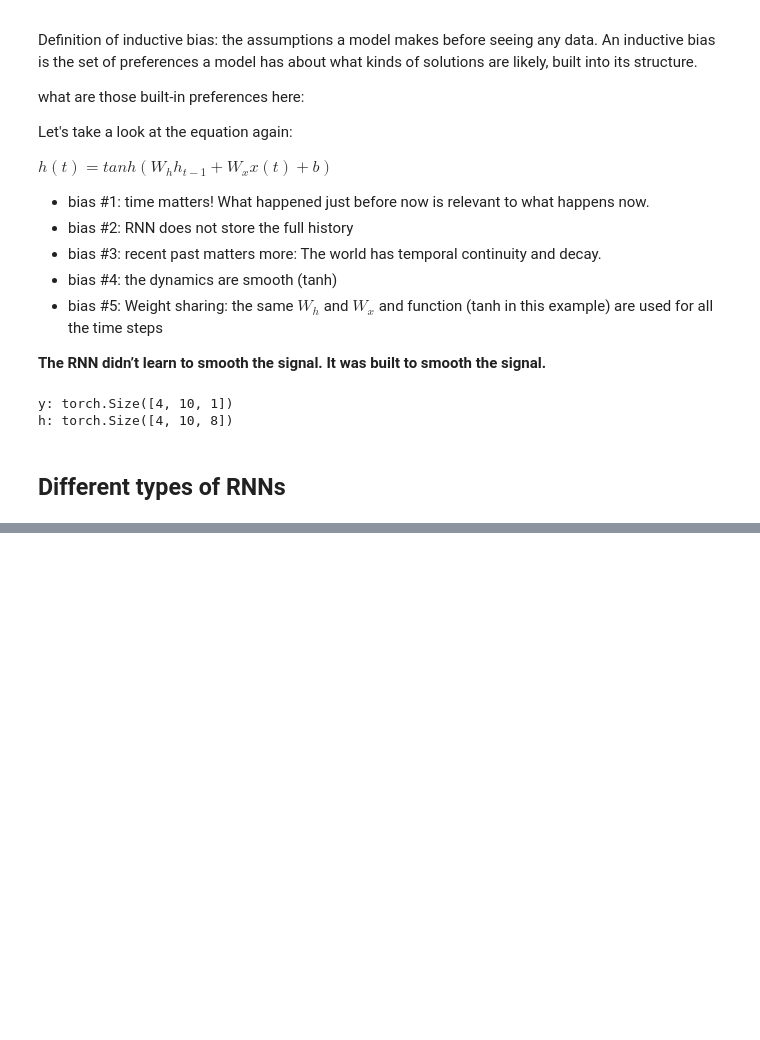
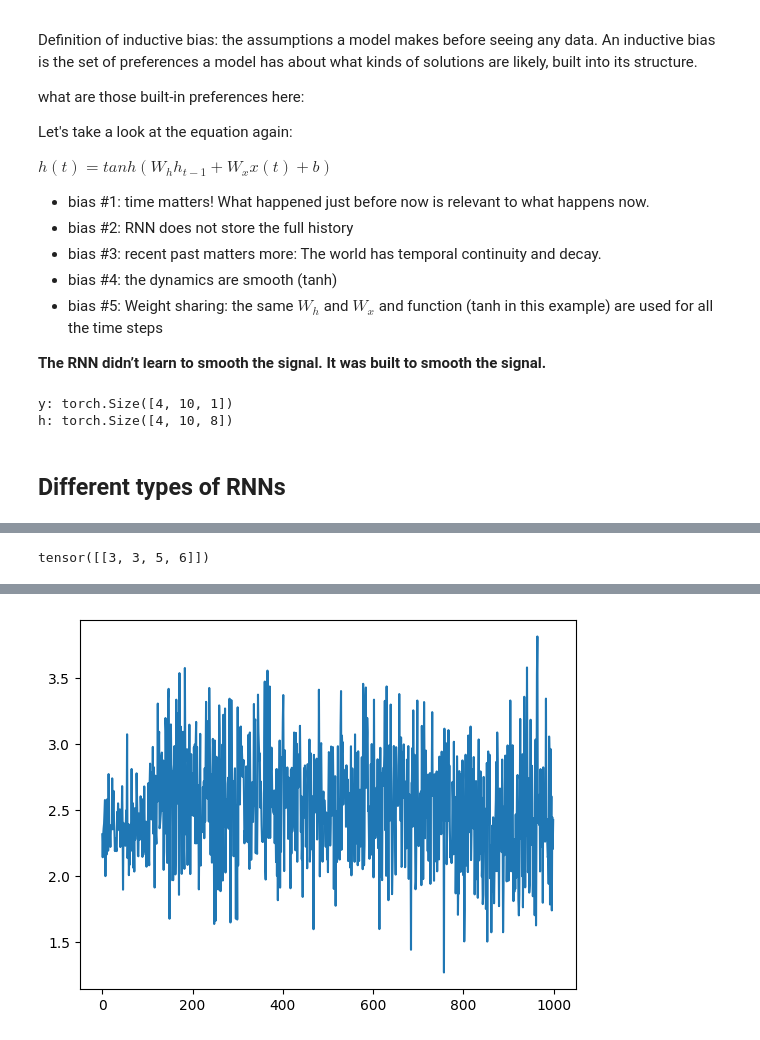
Before and after one commit to lshahsha/model_tutorial, a Jupyter notebook: notebooks/rnns.ipynb, the cells around one changed output, grey strips where cells are left out. Cells and saved outputs as stored; diff of their text form; code cells hidden in the pictures; blank space fills up the shorter version.

```diff
--- a/notebooks/rnns.ipynb
+++ b/notebooks/rnns.ipynb
@@ -372,0 +509,39 @@ h: torch.Size([4, 10, 8])
+# %%
+# now first let's define a function that spills out the sequences
+# Early time steps: meaningful signal
+# Later time steps: irrelevant distraction
+# Target: recall early digits
+import torch
+import torch.nn as nn
+import torch.optim as optim
+import numpy as np
+
+def generate_pin_sequence(seq_len=50, pin_length=4):
+    """
+    Generates a sequence with a 4-digit PIN embedded early,
+    followed by noise.
+
+    Returns:
+        x: [1, seq_len, 10]  (one-hot digits or noise)
+        y: [1, 4]            (the true PIN digits)
+    """
+
+    # Random PIN digits
+    pin = torch.randint(0, 10, (pin_length,))
+
+    x = torch.zeros(seq_len, 10)
+
+    # Insert PIN digits at start
+    for i in range(pin_length):
+        x[i, pin[i]] = 1.0
+
+    # Fill remaining steps with random noise
+    for i in range(pin_length, seq_len):
+        x[i] = torch.randn(10) * 0.5
+
+    return x.unsqueeze(0), pin.unsqueeze(0)
+
+x, pin = generate_pin_sequence(seq_len=50, pin_length=4)
+pin
+# %% [output]
+tensor([[3, 3, 5, 6]])
@@ -372,0 +586,36 @@ h: torch.Size([4, 10, 8])
+# %%
+model = SimpleRNN(input_dim=10, hidden_dim=64, pin_length=4)
+
+optimizer = optim.Adam(model.parameters(), lr=0.005)
+loss_fn = nn.CrossEntropyLoss()
+
+seq_len = 50
+loss_all = []
+for epoch in range(1000):
+    optimizer.zero_grad()
+
+    x, pin = generate_pin_sequence(seq_len=seq_len)
+    logits, _ = model(x)
+
+    # Flatten for CrossEntropyLoss
+    logits_flat = logits.view(-1, 10)   # [B*pin_length, 10]
+    pin_flat = pin.view(-1)             # [B*pin_length]
+
+    loss = loss_fn(logits_flat, pin_flat)
+    loss_all.append(loss.item())
+
+    loss.backward()
+    optimizer.step()
+
+    if epoch % 50 == 0:
+        print(f"Epoch {epoch}, Loss: {loss.item():.4f}")
+
+plt.plot(loss_all)
+with torch.no_grad():
+    x, pin = generate_pin_sequence(seq_len=50)
+    logits, _ = model(x)
+    predictions = logits.argmax(dim=-1)
+
+print("True PIN:", pin)
+print("Predicted:", predictions)
+# %% [output]
@@ -372,0 +639 @@ h: torch.Size([4, 10, 8])
+[figure, added]
```
Also changed, not shown: parts of 17 cells of this notebook.
